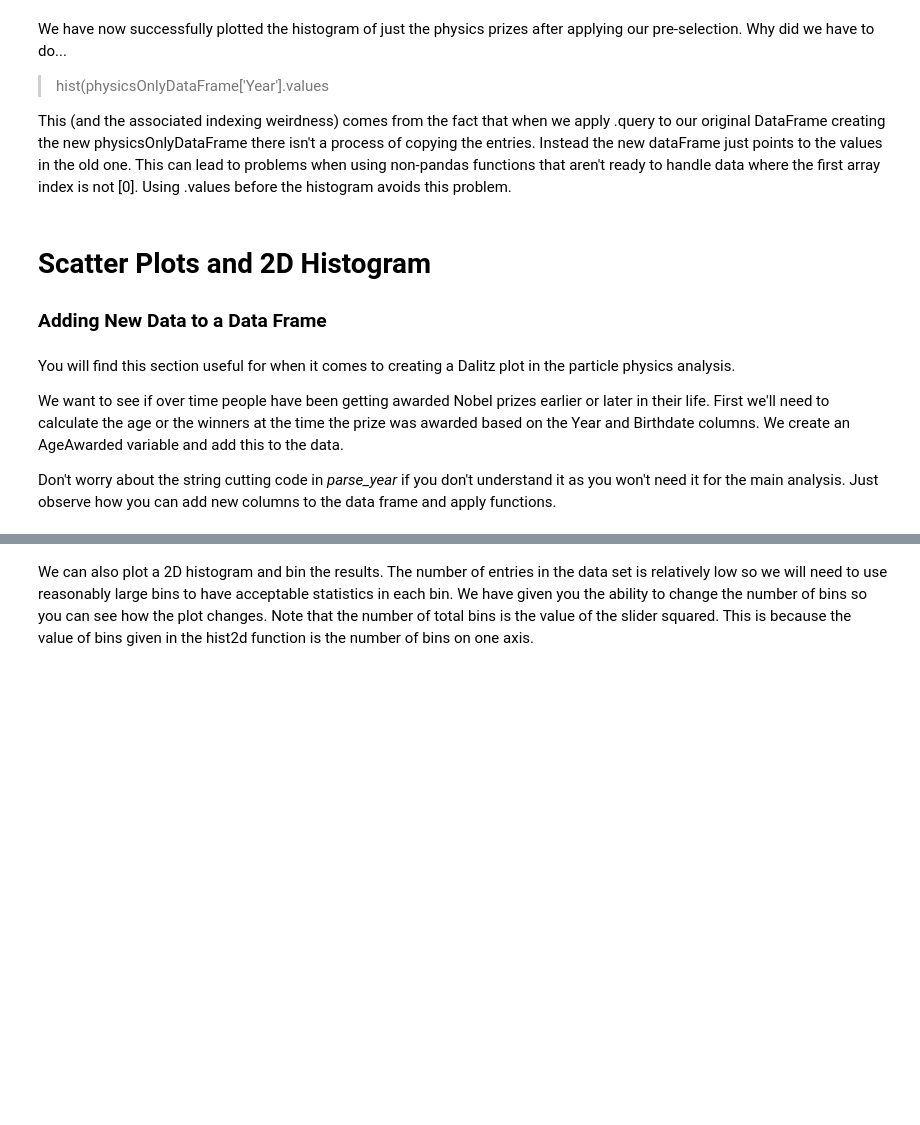
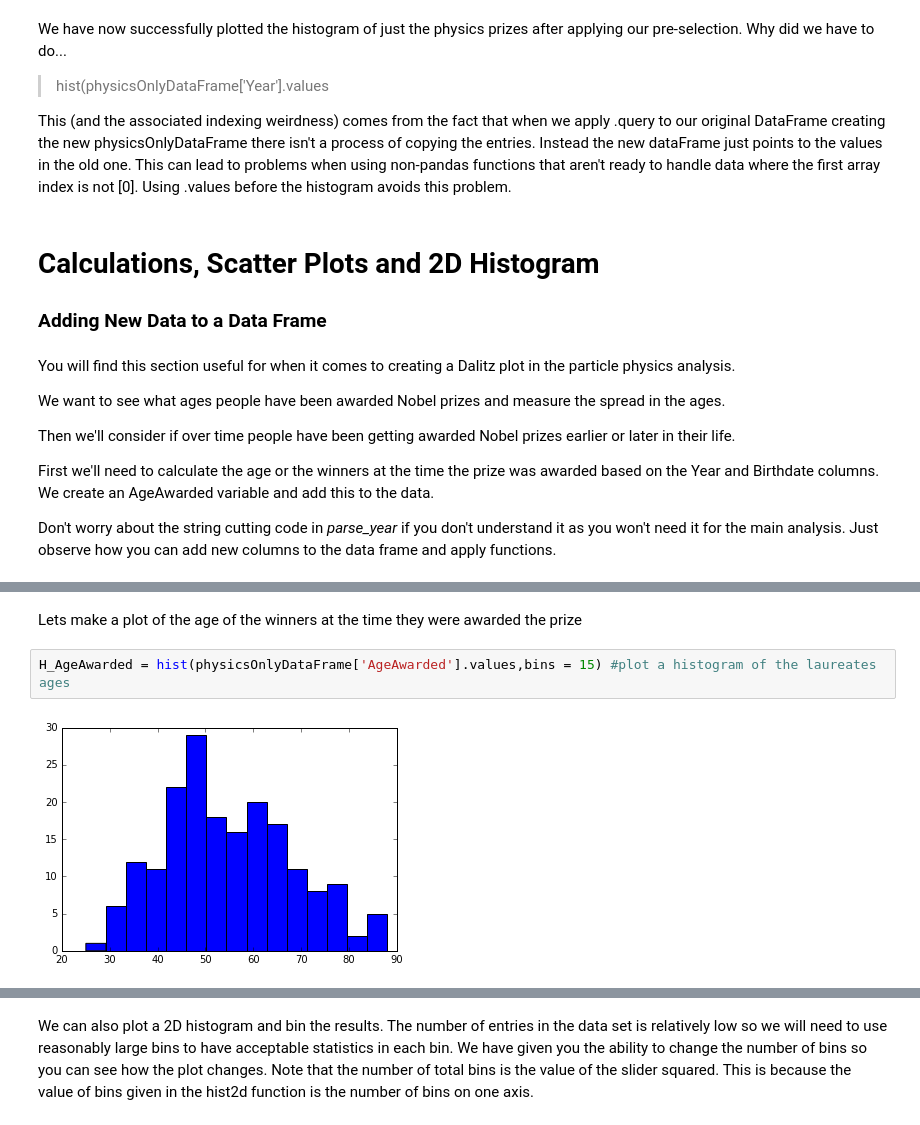
Before and after one commit to lhcb/opendata-project, a Jupyter notebook: Example-Analysis.ipynb, the cells around one changed output, grey strips where cells are left out. Drawn from its saved outputs; the diff is of its cells as text; blank space fills up the shorter version.

```diff
--- a/Example-Analysis.ipynb
+++ b/Example-Analysis.ipynb
@@ -142,12 +152,16 @@ We have now successfully plotted the histogram of just the physics prizes after
 
 This (and the associated indexing weirdness) comes from the fact that when we apply .query to our original DataFrame creating the new physicsOnlyDataFrame there isn't a process of copying the entries. Instead the new dataFrame just points to the values in the old one. This can lead to problems when using non-pandas functions that aren't ready to handle data where the first array index is not [0]. Using .values before the histogram avoids this problem.
 # %% [markdown]
-# Scatter Plots and 2D Histogram
+# Calculations, Scatter Plots and 2D Histogram
 ### Adding New Data to a Data Frame
 # %% [markdown]
 You will find this section useful for when it comes to creating a Dalitz plot in the particle physics analysis.
 
-We want to see if over time people have been getting awarded Nobel prizes earlier or later in their life. First we'll need to calculate the age or the winners at the time the prize was awarded based on the Year and Birthdate columns. We create an AgeAwarded variable and add this to the data.
+We want to see what ages people have been awarded Nobel prizes and measure the spread in the ages.
+
+Then we'll consider if over time people have been getting awarded Nobel prizes earlier or later in their life.
+
+First we'll need to calculate the age or the winners at the time the prize was awarded based on the Year and Birthdate columns. We create an AgeAwarded variable and add this to the data.
 
 Don't worry about the string cutting code in *parse_year* if you don't understand it as you won't need it for the main analysis. Just observe how you can add new columns to the data frame and apply functions.
 # %%
@@ -171,3 +185,9 @@ physicsOnlyDataFrame.head()
 | 12 | 1902 | physics | Pieter Zeeman | 25 May 1865 | Zonnemaire | the Netherlands | No Data | Amsterdam University, Amsterdam, ... | ... |
 | 17 | 1903 | physics | Antoine Henri Becquerel | 15 December 1852 | Paris | France | No Data | école Polytechnique, Paris, France | ... |
 | 18 | 1903 | physics | Marie Curie, née Sklodowska | 7 November 1867 | Warsaw | Russian Empire (now Poland) | No Data | NaN | ... |
+# %% [markdown]
+Lets make a plot of the age of the winners at the time they were awarded the prize
+# %%
+H_AgeAwarded = hist(physicsOnlyDataFrame['AgeAwarded'].values,bins = 15) #plot a histogram of the laureates ages
+# %% [output]
+[figure, added]
```
Also changed, not shown: parts of 14 cells of this notebook, 23 other files.
